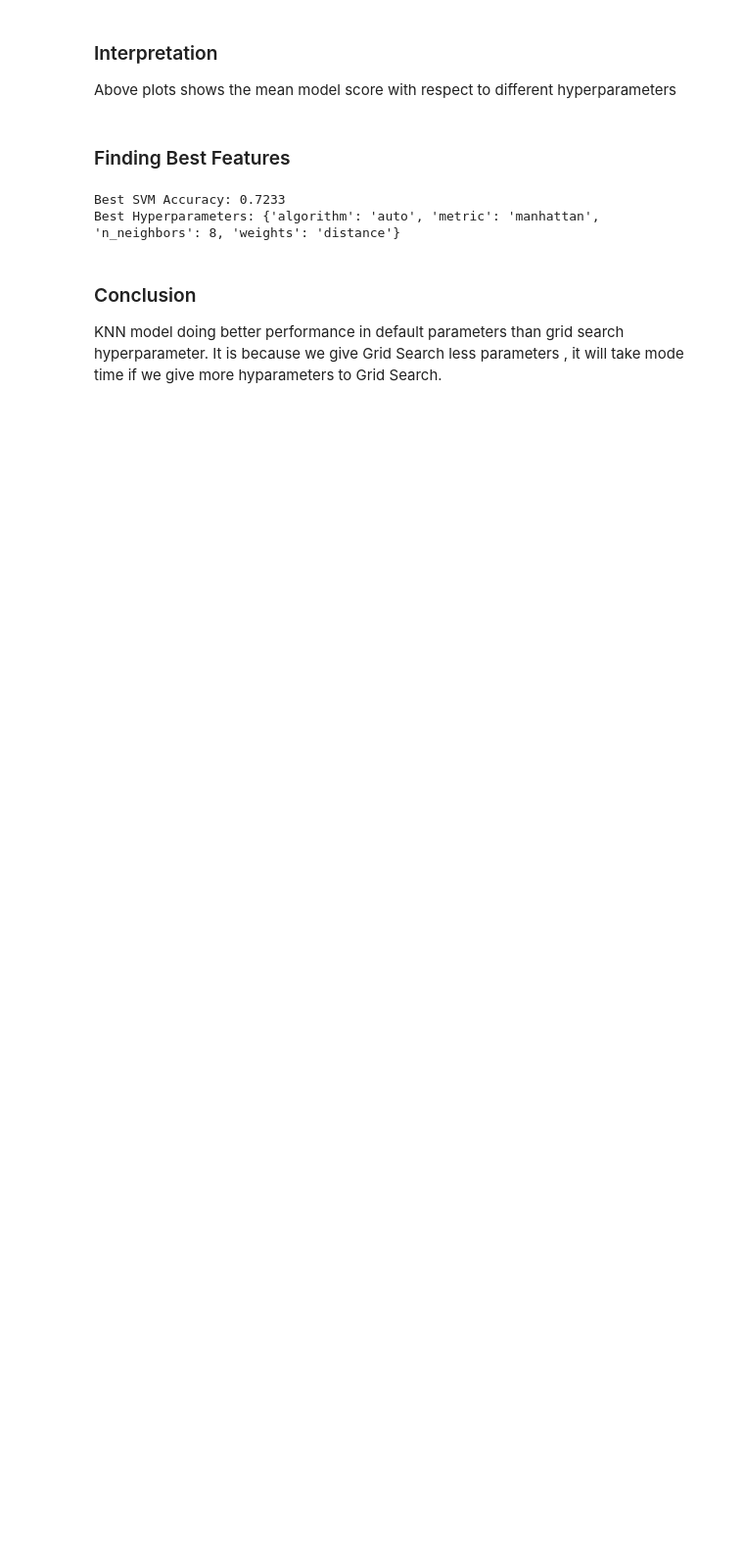
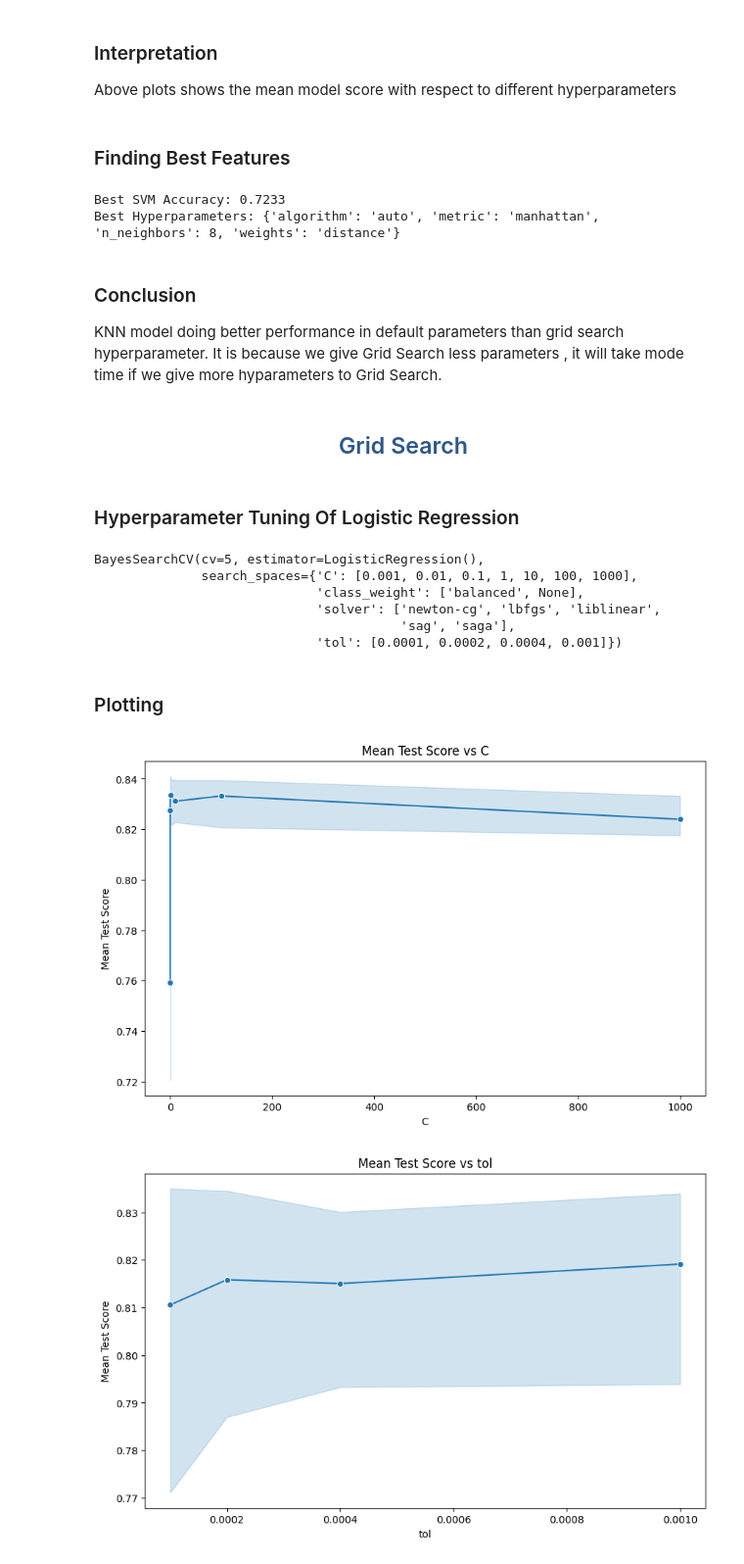
Before and after one commit to AbdullahHasan0/Data-Science-Group-2---BWF---Abdullah-Hasan, a Jupyter notebook: Task 29/Task 29.ipynb, the cells around one changed output. Shown at 98% size. Drawn from its saved outputs; the diff is of its cells as text; code cells hidden in the pictures; blank space fills up the shorter version.

```diff
--- a/Task 29/Task 29.ipynb
+++ b/Task 29/Task 29.ipynb
@@ -746,3 +751,43 @@ Best Hyperparameters: {'algorithm': 'auto', 'metric': 'manhattan', 'n_neighbors'
 ### Conclusion
 
 KNN model doing better performance in default parameters than grid search hyperparameter. It is because we give Grid Search less parameters , it will take mode time if we give more hyparameters to Grid Search.
+# %% [markdown]
+
+<h2 align = center> <font color = '#2E578B'>Grid Search </font></h2>
+# %% [markdown]
+<h3>Hyperparameter Tuning Of Logistic Regression</h3>
+# %%
+
+LGparameter_bayes = {
+
+    'C': [0.001, 0.01, 0.1, 1, 10, 100, 1000],
+    'class_weight': ['balanced', None],
+    'tol' : [0.0001 ,0.0002,0.0004,0.001],
+    'solver' : ['newton-cg', 'lbfgs', 'liblinear','sag', 'saga']
+
+}
+
+lgBayes = BayesSearchCV(estimator=defaultLRModel , search_spaces=LGparameter_bayes,cv = 5)
+lgBayes.fit(X_train,y_train)
+# %% [output]
+BayesSearchCV(cv=5, estimator=LogisticRegression(),
+              search_spaces={'C': [0.001, 0.01, 0.1, 1, 10, 100, 1000],
+                             'class_weight': ['balanced', None],
+                             'solver': ['newton-cg', 'lbfgs', 'liblinear',
+                                        'sag', 'saga'],
+                             'tol': [0.0001, 0.0002, 0.0004, 0.001]})
+# %% [markdown]
+
+### Plotting
+# %%
+
+results_lg_bayes = pd.DataFrame(lgBayes.cv_results_)
+
+# Plotting for All the parameters one by one
+
+plot_hyperparameter(results_lg_bayes,'C')
+plot_hyperparameter(results_lg_bayes,'tol')
+plot_hyperparameter(results_lg_bayes,'solver')
+# %% [output]
+[figure, added]
+[figure, added]
```
Also changed, not shown: parts of 21 cells of this notebook.
